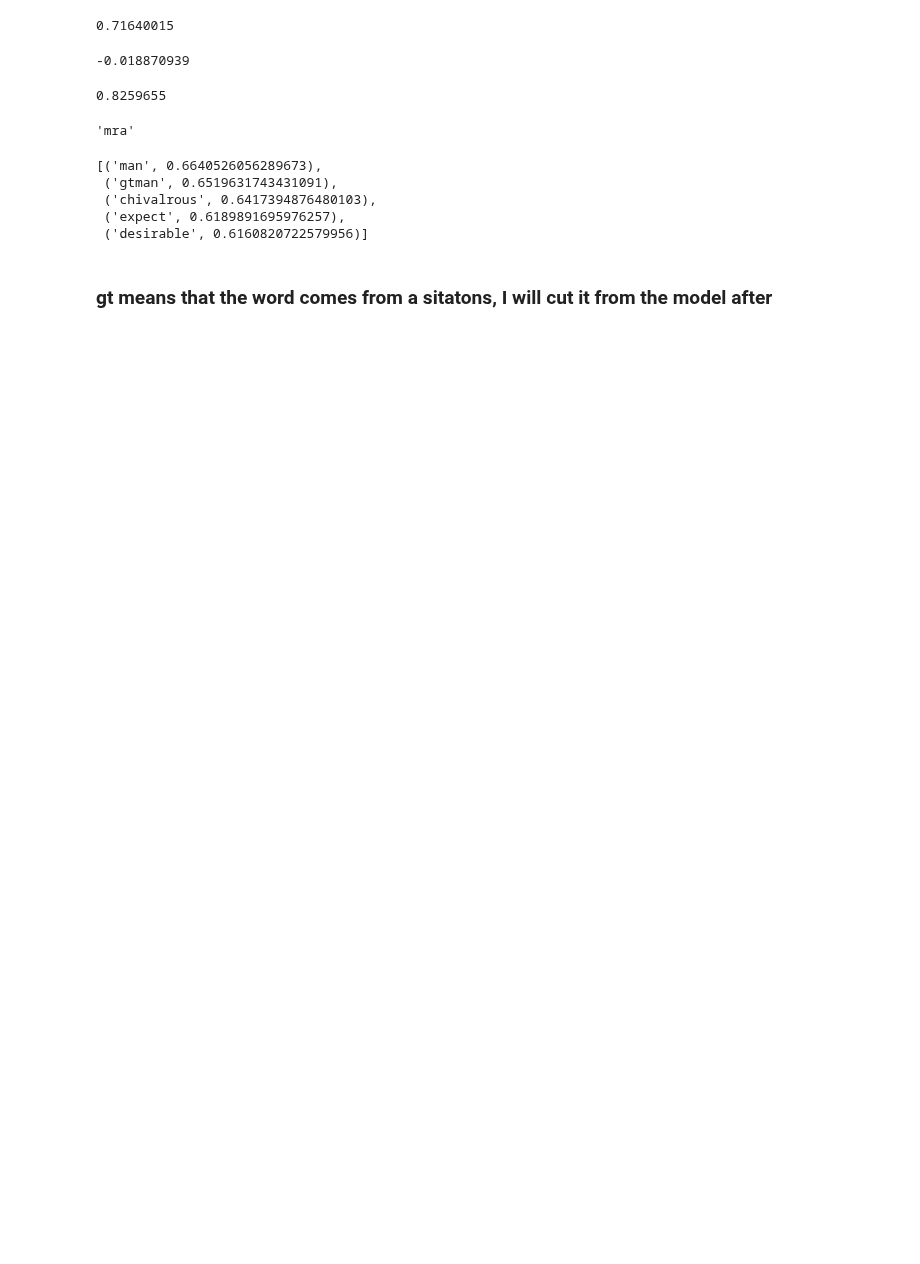
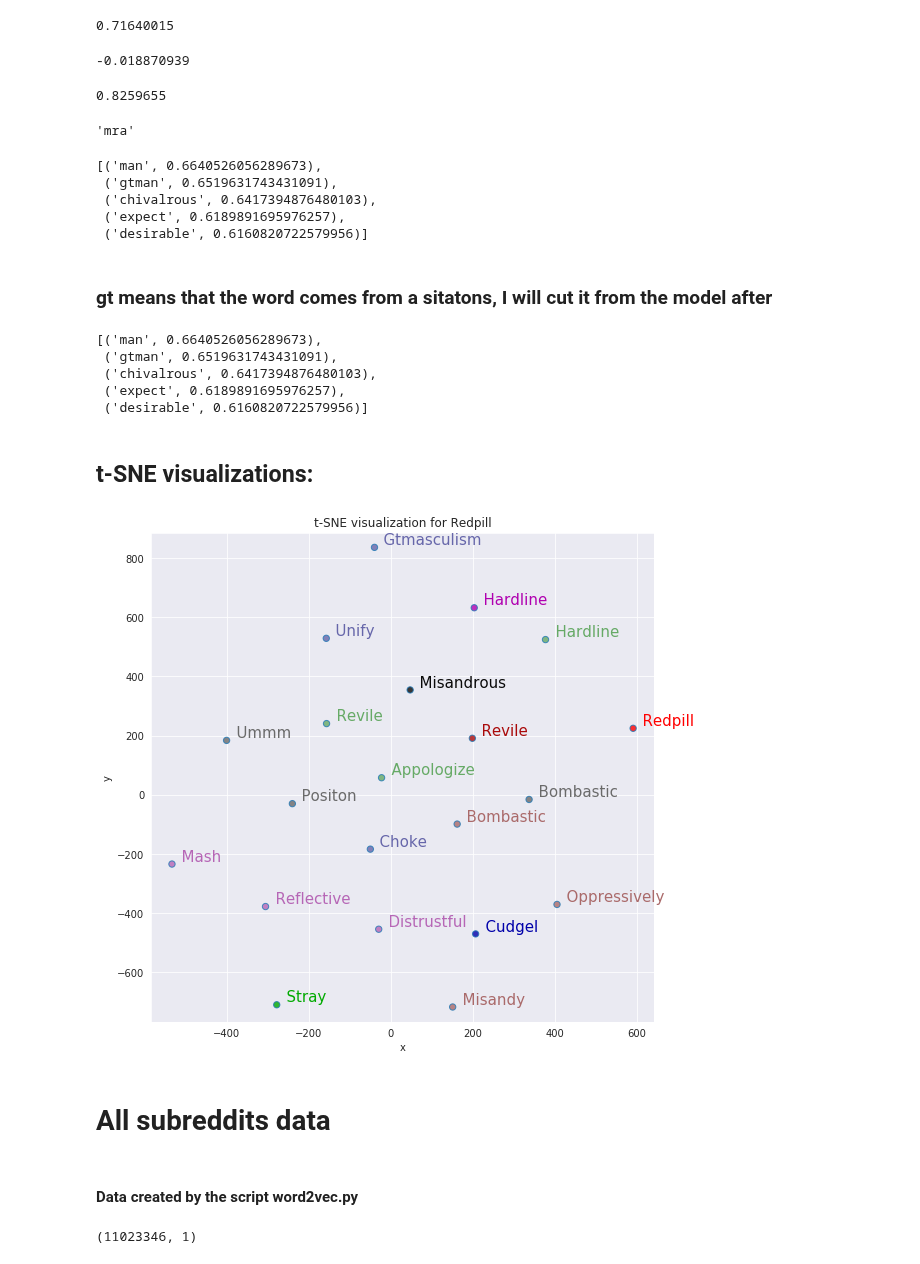
Before and after one commit to EmanuelHappy/Data-Science, a Jupyter notebook: _PushshiftReddit/word_embedding/word2vec.ipynb, the cells around one changed output. Saved outputs shown, nothing was run; the diff lists cells and outputs as text; code cells hidden in the pictures; blank space fills up the shorter version.

Commit message:
Jupter Word Embedding

```diff
--- a/_PushshiftReddit/word_embedding/word2vec.ipynb
+++ b/_PushshiftReddit/word_embedding/word2vec.ipynb
@@ -231,3 +240,23 @@ w2v_model.wv.most_similar(positive=["masculism", "woman"], negative=["feminism"]
  ('desirable', 0.6160820722579956)]
 # %% [markdown]
 ### gt means that the word comes from a sitatons, I will cut it from the model after
+# %%
+w2v_model.wv.most_similar(positive=["masculism", "woman"], negative=["feminism"], topn=5)
+# %% [output]
+[('man', 0.6640526056289673),
+ ('gtman', 0.6519631743431091),
+ ('chivalrous', 0.6417394876480103),
+ ('expect', 0.6189891695976257),
+ ('desirable', 0.6160820722579956)]
+# %% [markdown]
+## t-SNE visualizations:
+# %%
+import numpy as np
+import matplotlib.pyplot as plt
+%matplotlib inline
+
+import seaborn as sns
+sns.set_style("darkgrid")
+
+from sklearn.decomposition import PCA
+from sklearn.manifold import TSNE
@@ -233,0 +342,16 @@ w2v_model.wv.most_similar(positive=["masculism", "woman"], negative=["feminism"]
+# %%
+def tsne3_of_5(model, primary_word):
+    top3s = []
+    top5 = w2v_model.wv.most_similar(positive=[primary_word], topn=3)
+    for child_word in top5:
+        top3s.extend(t[0] for t in w2v_model.wv.most_similar(positive=[child_word], topn=5))
+
+    tsnescatterplot(model, primary_word, top3s) #list(dict.fromkeys(top3s)))
+# %%
+tsne3_of_5(w2v_model, "redpill")
+# %% [output]
+[figure, added]
+# %% [markdown]
+# All subreddits data
+# %% [markdown]
+#### Data created by the script word2vec.py
@@ -233,0 +366,4 @@ w2v_model.wv.most_similar(positive=["masculism", "woman"], negative=["feminism"]
+# %%
+df_clean.shape
+# %% [output]
+(11023346, 1)
```
Also changed, not shown: parts of 70 cells of this notebook, 5 other files.
